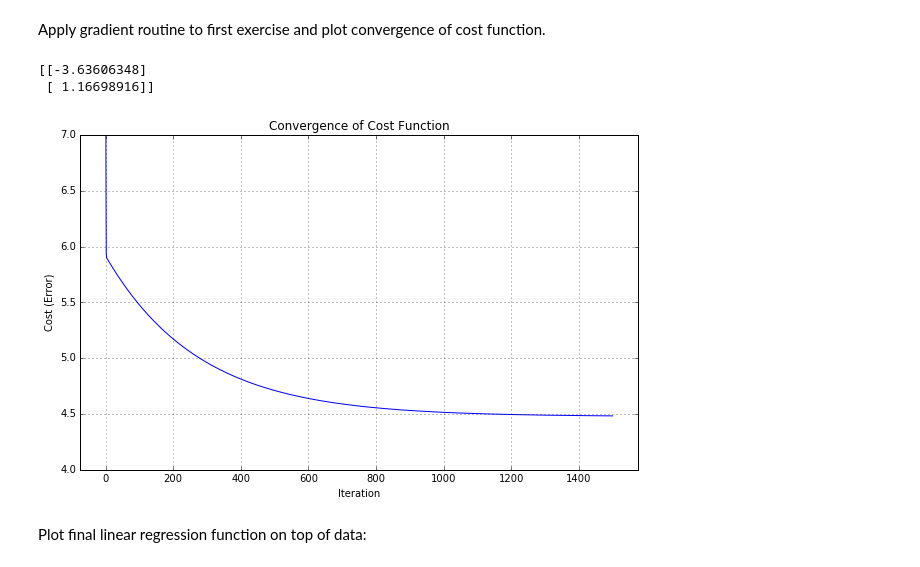
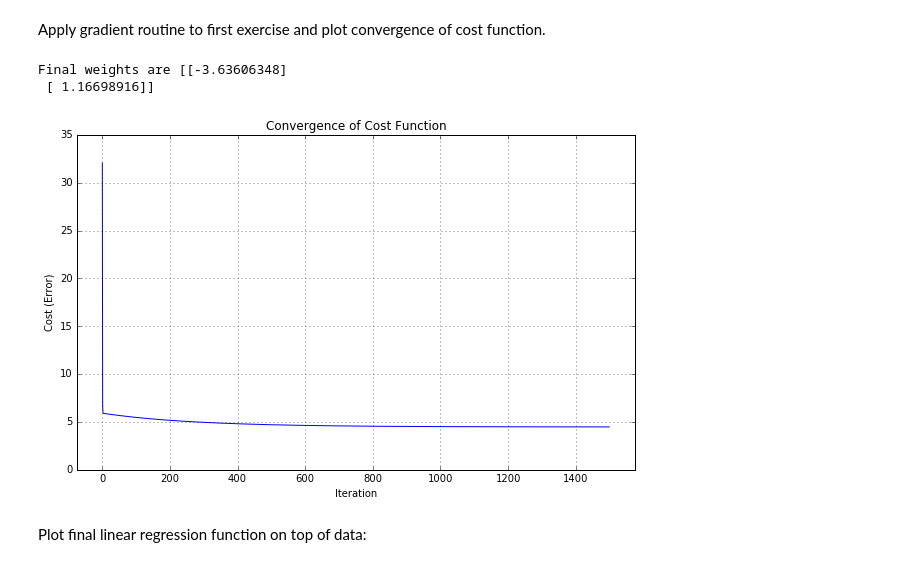
Before and after one commit to biroc/ml-coursera, a Jupyter notebook: Linear Regression/ex1.ipynb, the cells around one changed output. Drawn from its saved outputs; the diff is of its cells as text; code cells hidden in the pictures.

```diff
--- a/Linear Regression/ex1.ipynb
+++ b/Linear Regression/ex1.ipynb
@@ -29,7 +29,7 @@ plt.grid(True)
 # %%
 # Insert columns of 1's into X
 X = np.insert(X,0,1,axis=1)
-theta = np.zeros((2,1)) # Our initial weights
+theta = np.zeros((np.shape(X)[1],1)) # Our initial weights
 
 # Number of times to run Gradient Descent
 iterations = 1500
@@ -75,21 +82,24 @@ Apply gradient routine to first exercise and plot convergence of cost function.
 # %%
 # Compute weights (theta) for first exercise
 initial_weights = np.zeros((X.shape[1],1)) # Our number of features (m) x 1
 costs, weights, weight_history = gradient_descent(X, Y, initial_weights)
 
 #Plot the convergence of the cost function
-plt.figure(figsize=(10,6))
-plt.plot(range(len(costs)), costs, 'b-')
-plt.grid(True)
-plt.title("Convergence of Cost Function")
-plt.xlabel("Iteration")
-plt.ylabel("Cost (Error)")
-plt.xlim([-0.05*iterations,1.05*iterations])
-plt.ylim([4,7])
+def plotCostFunction(cost_values):
+    plt.figure(figsize=(10,6))
+    plt.plot(range(len(cost_values)), cost_values, 'b-')
+    plt.grid(True)
+    plt.title("Convergence of Cost Function")
+    plt.xlabel("Iteration")
+    plt.ylabel("Cost (Error)")
+    plt.xlim([-0.05*iterations,1.05*iterations])
+
+plotCostFunction(costs)
+print "Final weights are {}".format(weights)
 # %% [output]
-[[-3.63606348]
+Final weights are [[-3.63606348]
  [ 1.16698916]]
-[figure, old version]
+[figure, new version]
 # %% [markdown]
 Plot final linear regression function on top of data:
 # %%
```
Also changed, not shown: parts of 9 cells of this notebook.
